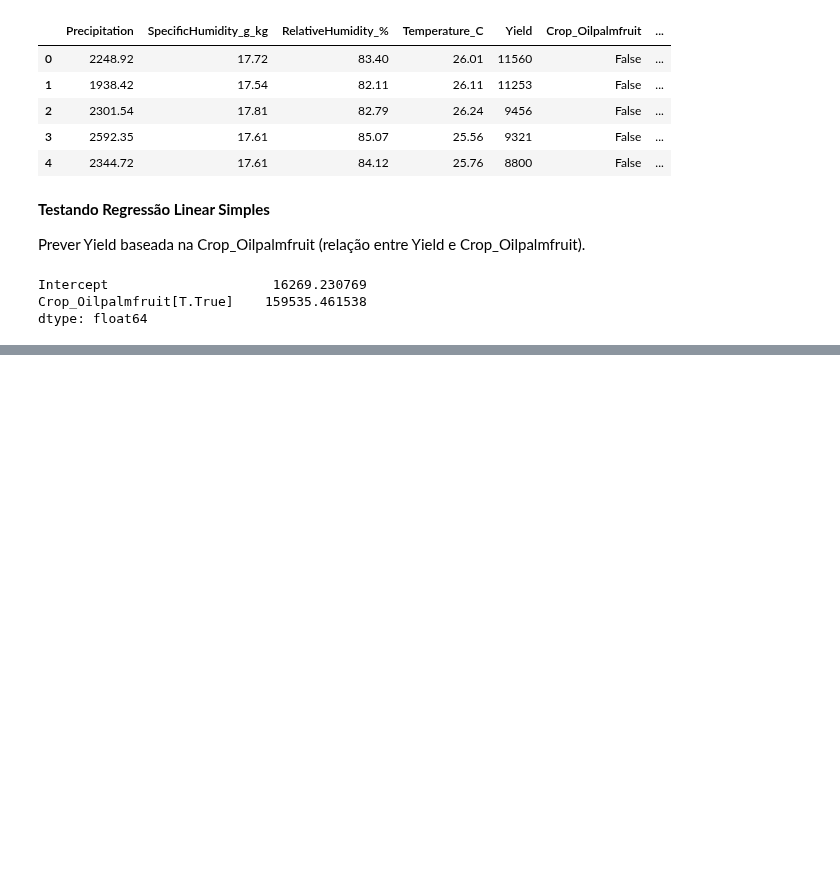
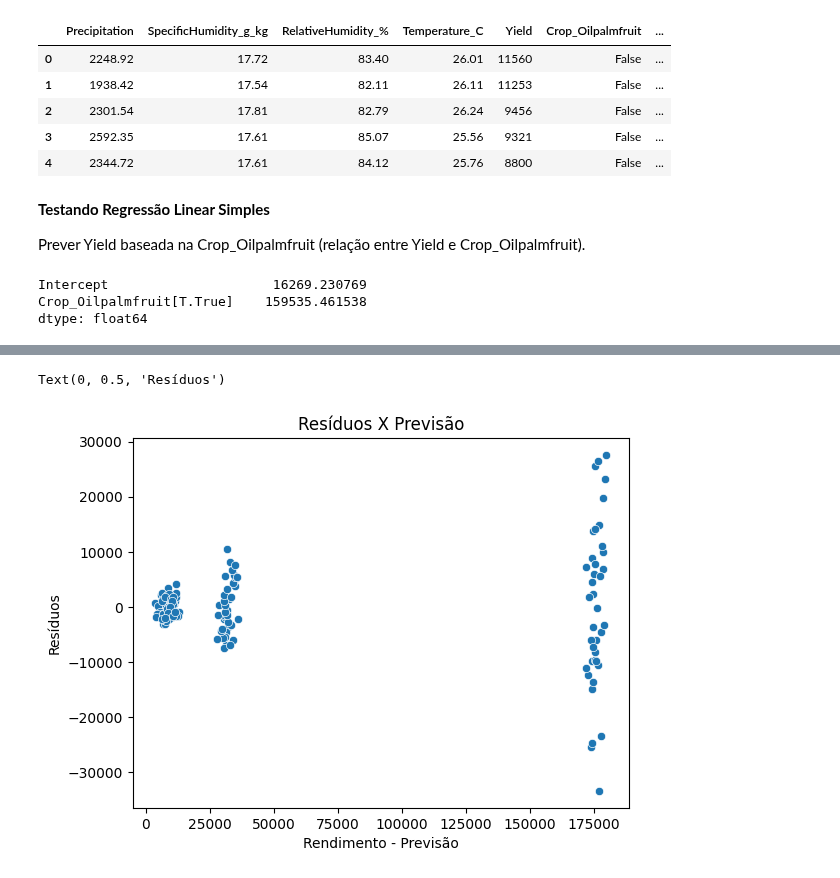
Before and after one commit to DiogoBotton/Machine_Learning_Training_Learn, a Jupyter notebook: Regressao_Linear/FIAP/Atividade_Fase5/01_exploratory_analysis.ipynb, the cells around one changed output, grey strips where cells are left out. Drawn from its saved outputs; the diff is of its cells as text; code cells hidden in the pictures; blank space fills up the shorter version.

```diff
--- a/Regressao_Linear/FIAP/Atividade_Fase5/01_exploratory_analysis.ipynb
+++ b/Regressao_Linear/FIAP/Atividade_Fase5/01_exploratory_analysis.ipynb
@@ -248,0 +316,4 @@ Notes:
+# %%
+X['humidity_combined'] = X['RelativeHumidity_%'] * X['SpecificHumidity_g_kg'] # Combinação das features
+
+X.drop(['SpecificHumidity_g_kg', 'RelativeHumidity_%'], axis=1, inplace=True) # Excluindo valores de humidade anteriores
@@ -248,0 +322,9 @@ Notes:
+# %%
+normalization = MinMaxScaler()
+X_scaled = normalization.fit_transform(X)
+
+df_X_scaled = pd.DataFrame(X_scaled, columns=X.columns)
+
+# Necessário adicionar um valor de constante, para permitir ao modelo encontrar um valor de y quando x = 0 (intercepto)
+df_X_scaled = sm.add_constant(df_X_scaled)
+df_X_scaled.head()
@@ -248,0 +338,3 @@ Notes:
+# %%
+model_4 = sm.OLS(y, df_X_scaled).fit()
+print(model_4.summary())
@@ -248,0 +359,10 @@ Notes:
+# %%
+model_4_y_predicts = model_4.predict(df_X_scaled)
+# %%
+sns.scatterplot(x=model_4_y_predicts, y=model_2.resid)
+plt.title('Resíduos X Previsão')
+plt.xlabel('Rendimento - Previsão')
+plt.ylabel('Resíduos')
+# %% [output]
+Text(0, 0.5, 'Resíduos')
+[figure, added]
```
Also changed, not shown: parts of 21 cells of this notebook.
